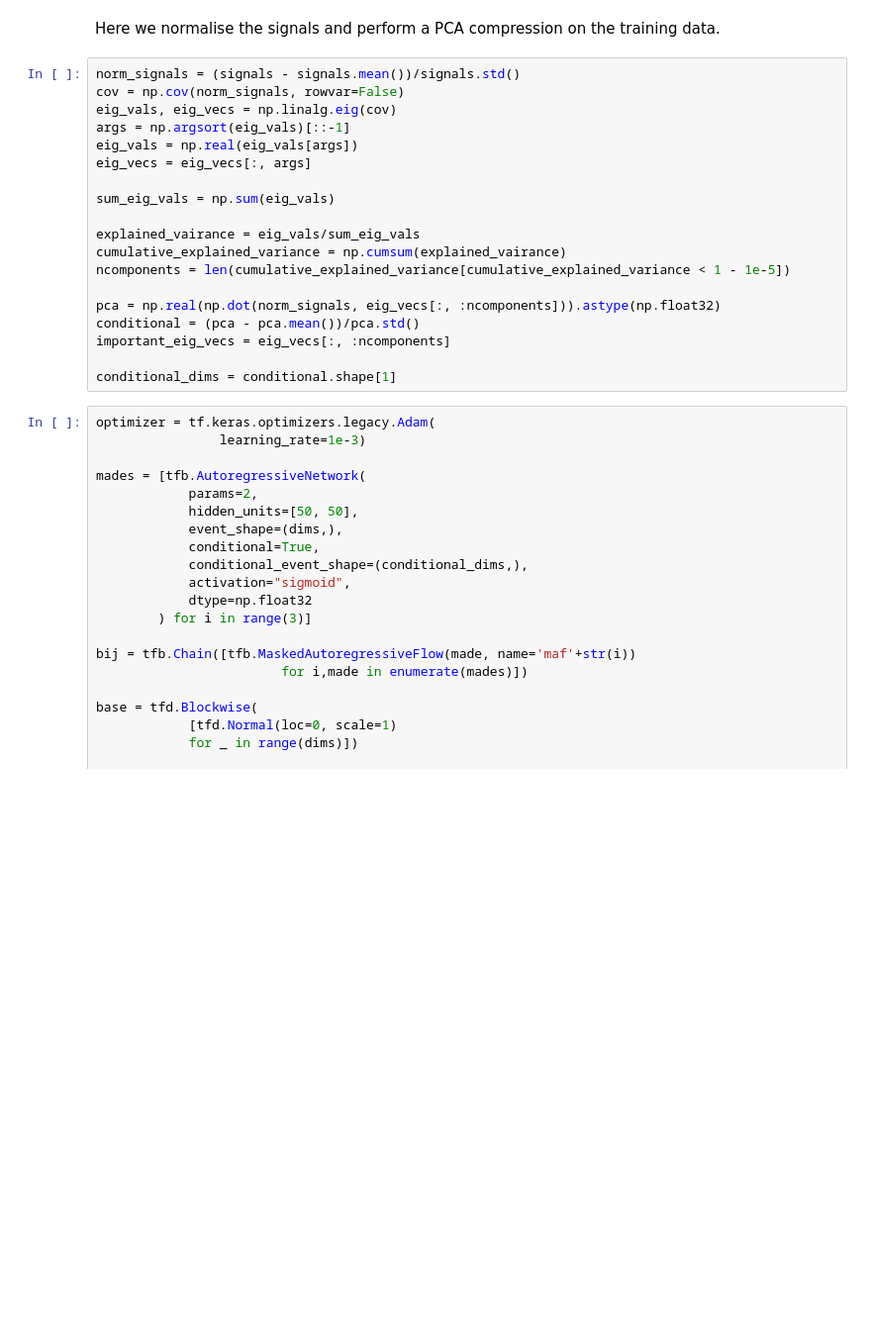
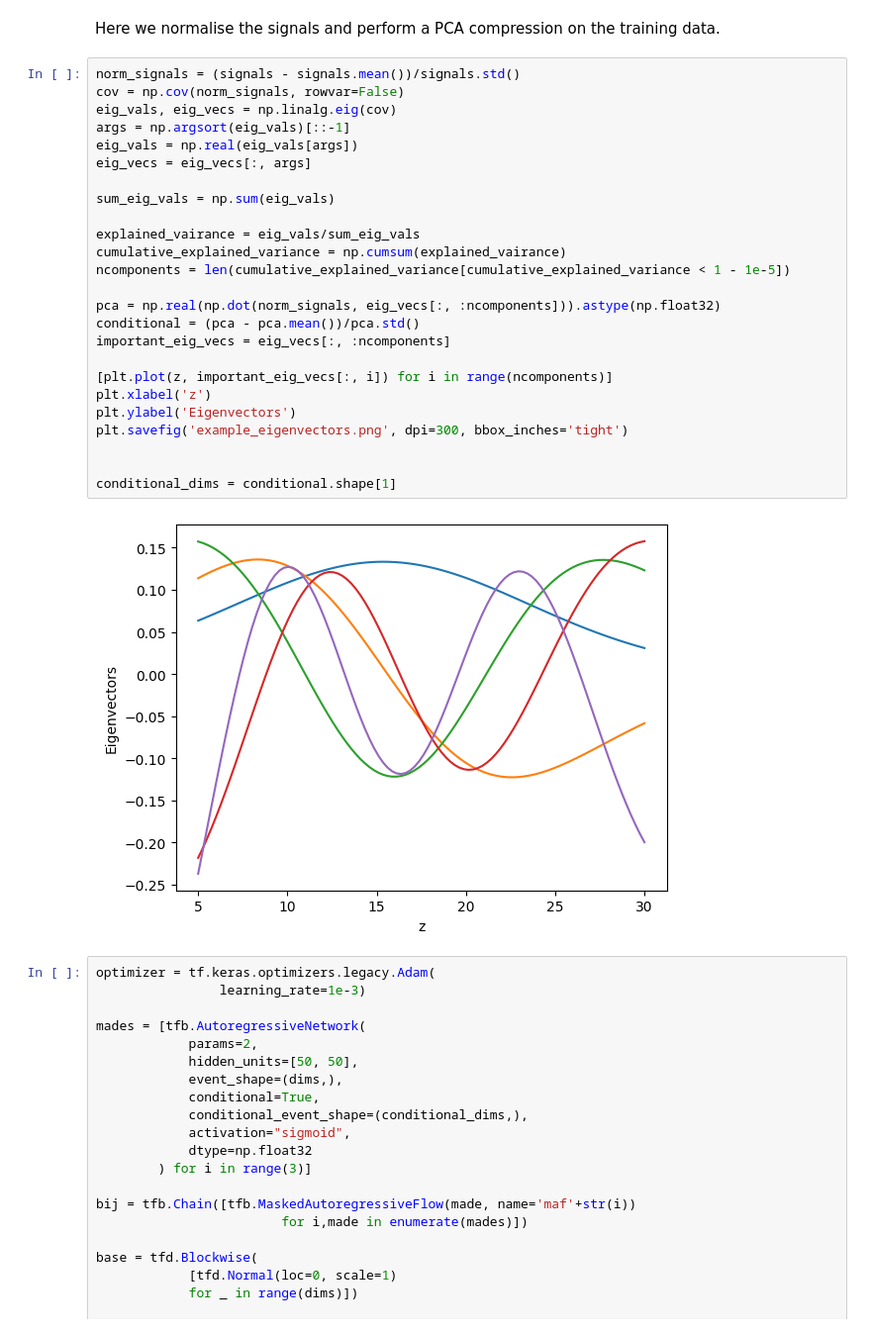
Before and after one commit to htjb/Talks, a Jupyter notebook: Lectures/MPhil_Data_Intensive_Science_Lectures/mphil-lecture-examples/npe/npe.ipynb, the cells around one changed output. Shown: that part at 99% size. Drawn from its saved outputs; the diff is of its cells as text; blank space fills up the shorter version.

```diff
--- a/Lectures/MPhil_Data_Intensive_Science_Lectures/mphil-lecture-examples/npe/npe.ipynb
+++ b/Lectures/MPhil_Data_Intensive_Science_Lectures/mphil-lecture-examples/npe/npe.ipynb
@@ -199,22 +206,30 @@ Here we normalise the signals and perform a PCA compression on the training data
 # %%
 norm_signals = (signals - signals.mean())/signals.std()
 cov = np.cov(norm_signals, rowvar=False)
 eig_vals, eig_vecs = np.linalg.eig(cov)
 args = np.argsort(eig_vals)[::-1]
 eig_vals = np.real(eig_vals[args])
 eig_vecs = eig_vecs[:, args]
 
 sum_eig_vals = np.sum(eig_vals)
 
 explained_vairance = eig_vals/sum_eig_vals
 cumulative_explained_variance = np.cumsum(explained_vairance)
 ncomponents = len(cumulative_explained_variance[cumulative_explained_variance < 1 - 1e-5])
 
 pca = np.real(np.dot(norm_signals, eig_vecs[:, :ncomponents])).astype(np.float32)
 conditional = (pca - pca.mean())/pca.std()
 important_eig_vecs = eig_vecs[:, :ncomponents]
 
+[plt.plot(z, important_eig_vecs[:, i]) for i in range(ncomponents)]
+plt.xlabel('z')
+plt.ylabel('Eigenvectors')
+plt.savefig('example_eigenvectors.png', dpi=300, bbox_inches='tight')
+
+
 conditional_dims = conditional.shape[1]
+# %% [output]
+[figure, added]
 # %%
 optimizer = tf.keras.optimizers.legacy.Adam(
                 learning_rate=1e-3)
```
Also changed, not shown: parts of 3 cells of this notebook, 13 other files.
